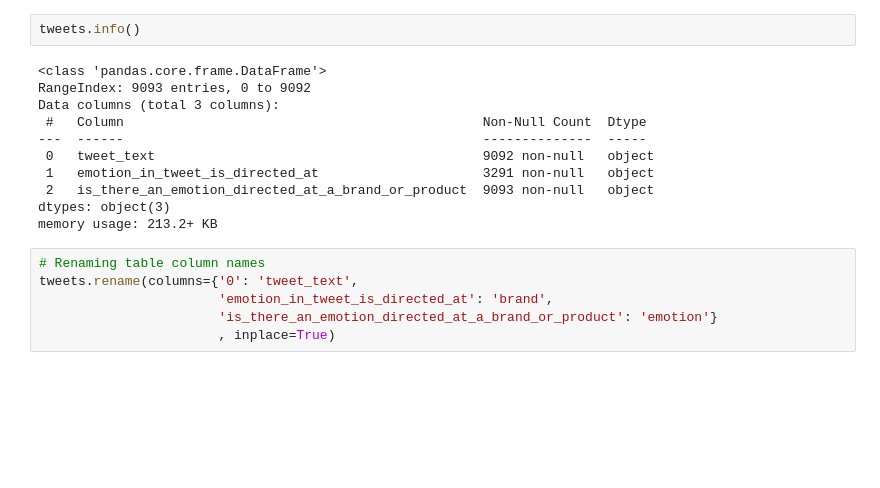
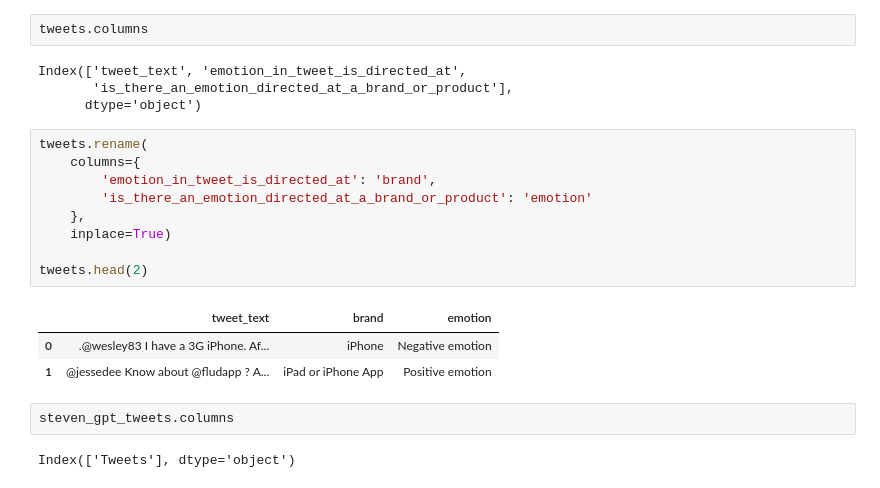
Before and after one commit to xuqc01/twitter_sentiment_analysis, a Jupyter notebook: notebook.ipynb, the cells around one changed output. Drawn from its saved outputs; the diff is of its cells as text; blank space fills up the shorter version.

```diff
--- a/notebook.ipynb
+++ b/notebook.ipynb
@@ -7,19 +24,23 @@ tweets = pd.read_csv('tweets.csv', encoding='iso-8859-1')
 # %%
-tweets.info()
+tweets.columns
 # %% [output]
-<class 'pandas.core.frame.DataFrame'>
-RangeIndex: 9093 entries, 0 to 9092
-Data columns (total 3 columns):
- #   Column                                              Non-Null Count  Dtype
----  ------                                              --------------  -----
- 0   tweet_text                                          9092 non-null   object
- 1   emotion_in_tweet_is_directed_at                     3291 non-null   object
- 2   is_there_an_emotion_directed_at_a_brand_or_product  9093 non-null   object
-dtypes: object(3)
-memory usage: 213.2+ KB
+Index(['tweet_text', 'emotion_in_tweet_is_directed_at',
+       'is_there_an_emotion_directed_at_a_brand_or_product'],
+      dtype='object')
 # %%
-# Renaming table column names
-tweets.rename(columns={'0': 'tweet_text',
-                       'emotion_in_tweet_is_directed_at': 'brand',
-                       'is_there_an_emotion_directed_at_a_brand_or_product': 'emotion'}
-                       , inplace=True)
+tweets.rename(
+    columns={
+        'emotion_in_tweet_is_directed_at': 'brand',
+        'is_there_an_emotion_directed_at_a_brand_or_product': 'emotion'
+    },
+    inplace=True)
+
+tweets.head(2)
+# %% [output]
+|  | tweet_text | brand | emotion |
+| 0 | .@wesley83 I have a 3G iPhone. Af... | iPhone | Negative emotion |
+| 1 | @jessedee Know about @fludapp ? A... | iPad or iPhone App | Positive emotion |
+# %%
+steven_gpt_tweets.columns
+# %% [output]
+Index(['Tweets'], dtype='object')
```
Also changed, not shown: parts of 26 cells of this notebook, 1 other file.
